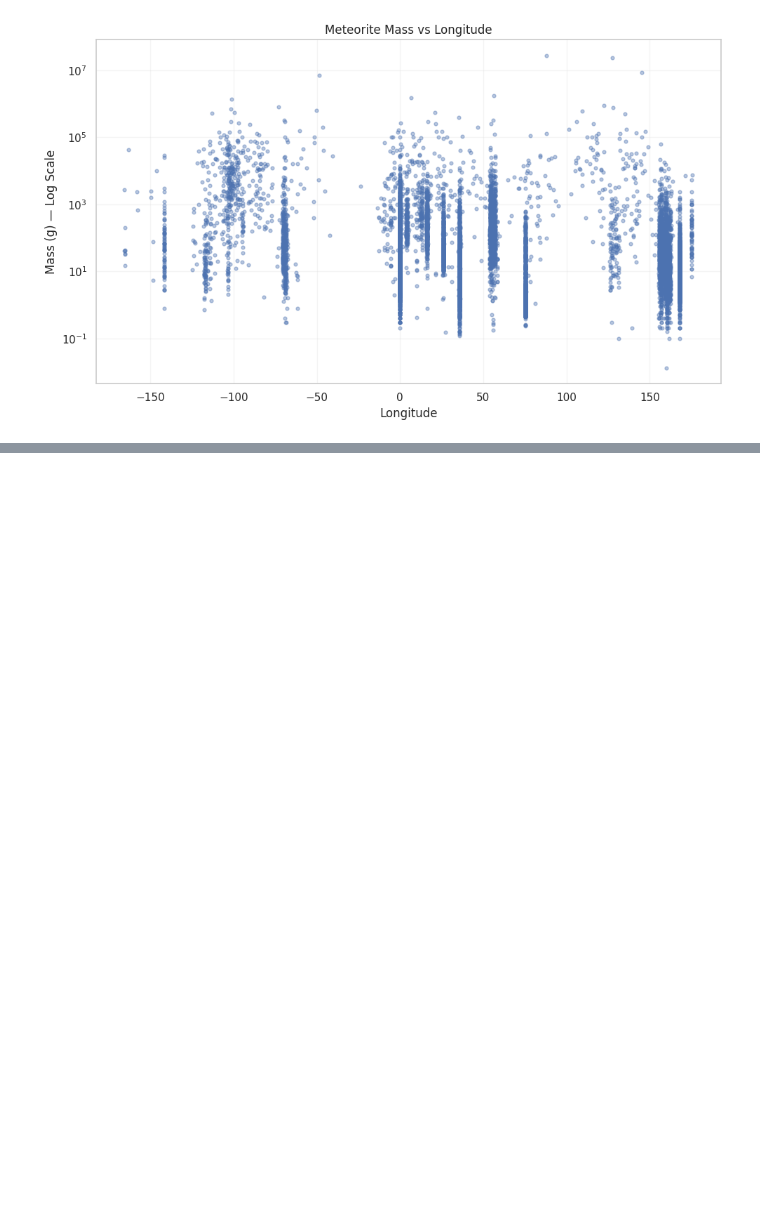
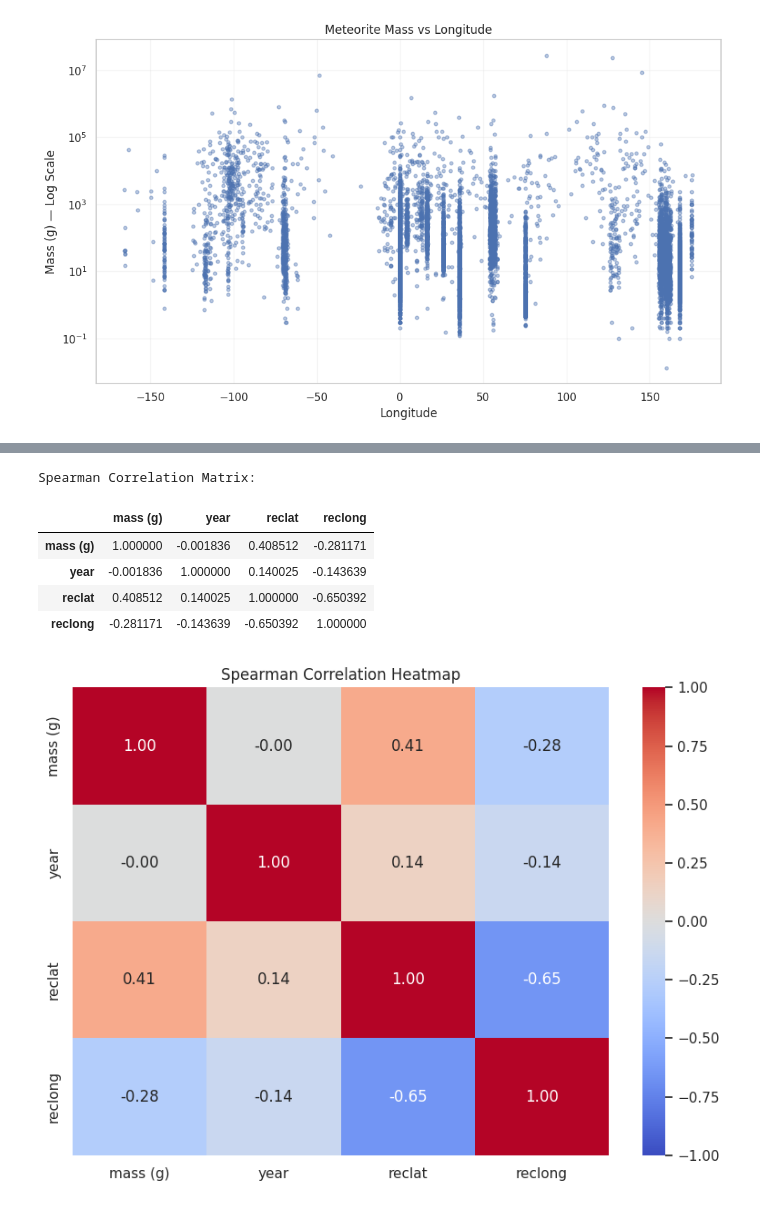
Before and after one commit to manaswiniyoshitha2006-netizen/ML-Evaluation, a Jupyter notebook: notebooks/clustering.ipynb, the cells around one changed output, grey strips where cells are left out. Drawn from its saved outputs; the diff is of its cells as text; code cells hidden in the pictures; blank space fills up the shorter version.

```diff
--- a/notebooks/clustering.ipynb
+++ b/notebooks/clustering.ipynb
@@ -1215,0 +1269,29 @@ plt.show()
+# %%
+spearman_corr = correlation_df.corr(method="spearman")
+
+print("Spearman Correlation Matrix:")
+display(spearman_corr)
+
+plt.figure(figsize=(8, 6))
+
+sns.heatmap(
+    spearman_corr,
+    annot=True,
+    cmap="coolwarm",
+    vmin=-1,
+    vmax=1,
+    center=0,
+    fmt=".2f"
+)
+
+plt.title("Spearman Correlation Heatmap")
+plt.tight_layout()
+plt.show()
+# %% [output]
+Spearman Correlation Matrix:
+|  | mass (g) | year | reclat | reclong |
+| mass (g) | 1.000000 | -0.001836 | 0.408512 | -0.281171 |
+| year | -0.001836 | 1.000000 | 0.140025 | -0.143639 |
+| reclat | 0.408512 | 0.140025 | 1.000000 | -0.650392 |
+| reclong | -0.281171 | -0.143639 | -0.650392 | 1.000000 |
+[figure, added]
```
Also changed, not shown: parts of 4 cells of this notebook.
